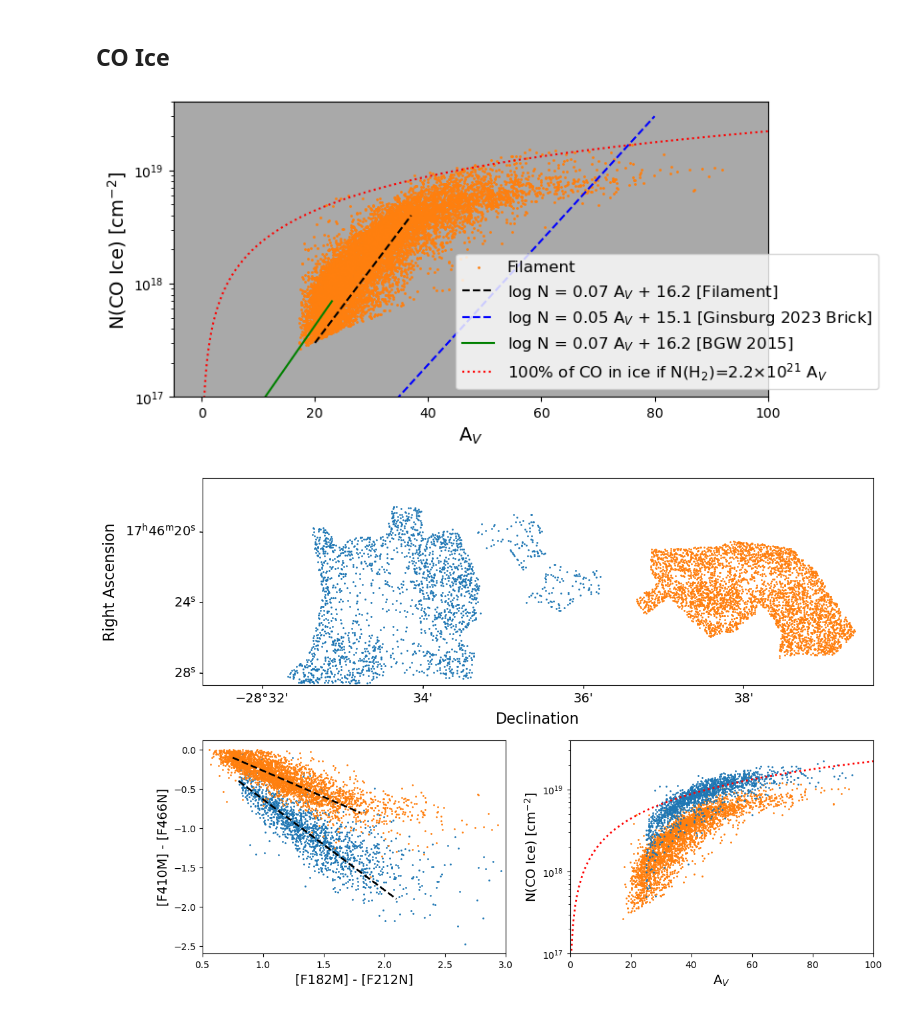
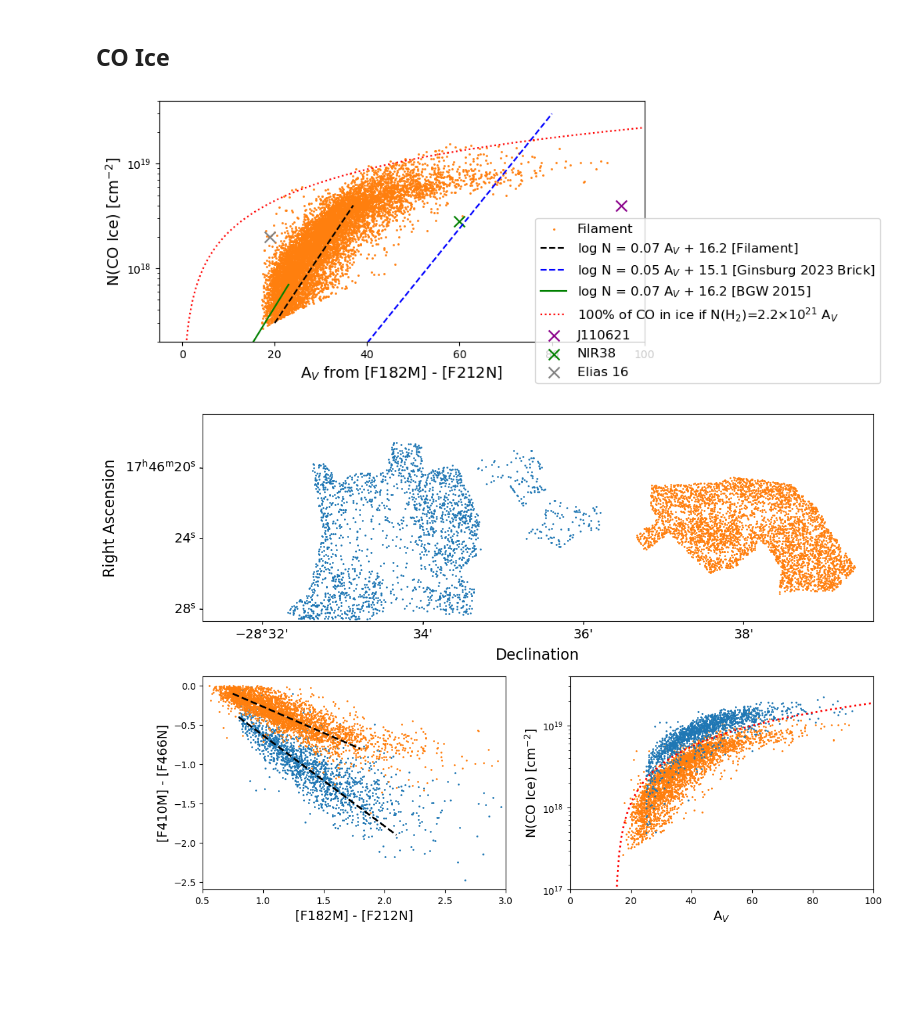
Before and after one commit to SpacialTree/lactea-filament, a Jupyter notebook: lactea-filament/notebooks/filament_COice.ipynb, the cells around one changed output. Drawn from its saved outputs; the diff is of its cells as text; code cells hidden in the pictures; blank space fills up the shorter version.

```diff
--- a/lactea-filament/notebooks/filament_COice.ipynb
+++ b/lactea-filament/notebooks/filament_COice.ipynb
@@ -163,26 +165,36 @@ cat_ridge.catalog['N(CO)'] = co_map.get_co_ice_column(cat_ridge, Av_182212_ridge
 cat_f.catalog['N(CO)'] = co_map.get_co_ice_column(cat_f, Av_182212_f, ext=CT06_MWLoc(), ref_band='f410m') # H2O:CO_(10:1)
 # %%
 co_col_map = co_map.make_co_column_map(cat_filament, cat_filament.catalog['N(CO)'], cutout_405.wcs, cutout_405.shape, fwhm=30, k=5)
+# %%
+# McClure https://arxiv.org/pdf/2301.09140
+J110621 = (95, 10**18.6)
+NIR38 = (60, 10**18.45)
+elias16 = (19, 10**18.3)
 # %%
 plt.figure(figsize=(8, 4))
 ax = plt.subplot(111)
-ax.set_facecolor('darkgrey')
+#ax.set_facecolor('darkgrey')
 # plt.scatter(Av_182212_filament, cat_filament.catalog['N(CO)'], color='k', s=1)
 co_map.plot_Av_COice(Av_182212_filament, cat_filament.catalog['N(CO)'], extras=True, color='tab:orange', s=1, label='Filament')
+plt.scatter(J110621[0], J110621[1], color='darkmagenta', s=100, marker='x', label='J110621')
+plt.scatter(NIR38[0], NIR38[1], color='green', s=100, marker='x', label='NIR38')
+plt.scatter(elias16[0], elias16[1], color='gray', s=100, marker='x', label='Elias 16')
 #plt.scatter(Av_182212_ridge, cat_ridge.catalog['N(CO)'], color='tab:blue', s=1, label='Dust Ridge')
 plt.yscale('log')
-plt.xlabel('A$_V$', fontsize=14)
+plt.xlabel('A$_V$ from [F182M] - [F212N]', fontsize=14)
 plt.ylabel('N(CO Ice) [cm$^{-2}$]', fontsize=14)
 plt.xlim(right=100)
-plt.ylim(1e17, 4e19)
+plt.ylim(2e17, 4e19)
 pt1 = (20, 3e17)
 pt2 = (37, 4e18)
 #plt.plot([pt1[0], pt2[0]], [pt1[1], pt2[1]], label='Filament', color='k', linestyle='--')
 
-plt.legend(loc='lower right', bbox_to_anchor=(1.2, 0.0), fontsize=12)
-plt.savefig('/orange/adamginsburg/jwst/cloudc/figures/poster_filament_Av_CO_ice.svg', dpi=300, bbox_inches='tight')
+plt.legend(loc='lower right', bbox_to_anchor=(1.5, -0.2), fontsize=12)
+#plt.savefig('/orange/adamginsburg/jwst/cloudc/figures/poster_filament_Av_CO_ice.svg', dpi=300, bbox_inches='tight')
+plt.savefig('/orange/adamginsburg/jwst/cloudc/figures/poster_filament_Av_CO_ice.pdf', dpi=300, bbox_inches='tight')
+plt.savefig('/orange/adamginsburg/jwst/cloudc/figures/poster_filament_Av_CO_ice.png', dpi=300, bbox_inches='tight')
 # %% [output]
-[figure, old version]
+[figure, new version]
 # %%
 fig = plt.figure(figsize=(12, 8))
 ax = plt.subplot(211, projection=WCS(head_405))
@@ -222,7 +234,7 @@ ax2.set_ylim(1e17, 4e19)
 pt1 = (20, 3e17)
 pt2 = (37, 4e18)
 NCOofAV = 2.21e21 * np.linspace(0.1, 100, 1000) * 1e-4
-ax2.plot(np.linspace(0.1, 100, 1000), NCOofAV, lw=2,
+ax2.plot(np.linspace(0.1, 100, 1000)+15, NCOofAV, lw=2,
             label='100% of CO in ice if N(H$_2$)=2.2$\\times10^{21}$ A$_V$', color='r', linestyle=':')
 
 #plt.legend(loc='lower right', bbox_to_anchor=(1.2, 0.0), fontsize=12)
@@ -230,7 +242,7 @@ ax2.plot(np.linspace(0.1, 100, 1000), NCOofAV, lw=2,
 plt.tight_layout()
 plt.savefig('/orange/adamginsburg/jwst/cloudc/figures/poster_spatial_CO_ice.svg', dpi=300, bbox_inches='tight')
 # %% [output]
-[figure, old version]
+[figure, new version]
 # %%
 # Define the physical size and distance
 L = 0.5 * u.pc  # physical size in parsecs
```
Also changed, not shown: parts of 3 cells of this notebook.
